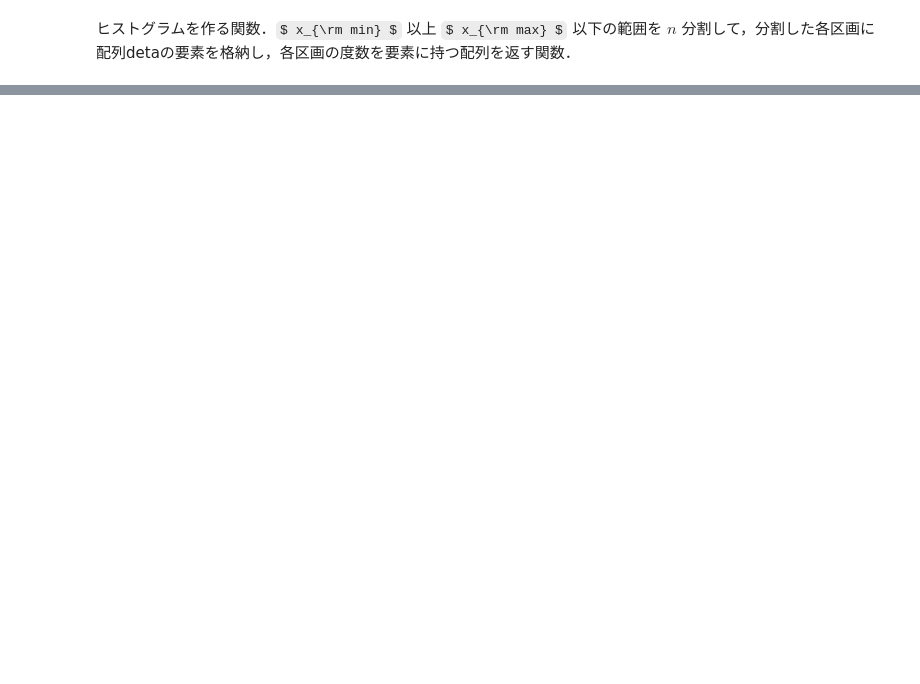
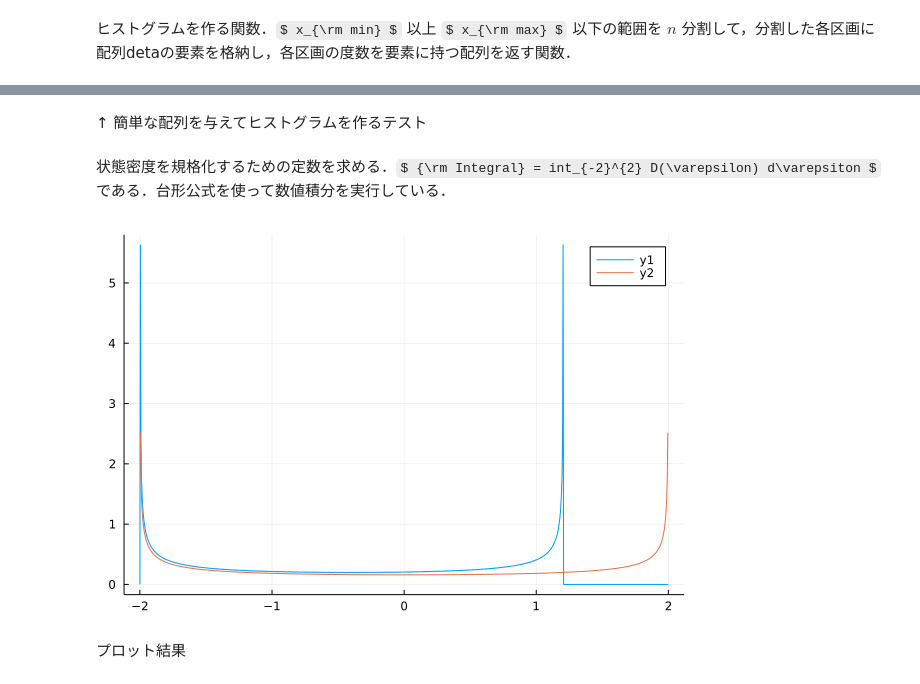
Before and after one commit to HironeIshida/tight-binding-model, a Jupyter notebook: Untitled-1.ipynb, the cells around one changed output, grey strips where cells are left out. Saved outputs shown, nothing was run; the diff lists cells and outputs as text; code cells hidden in the pictures; some formulas as TeX source; blank space fills up the shorter version.

```diff
--- a/Untitled-1.ipynb
+++ b/Untitled-1.ipynb
@@ -41,8 +81,5 @@ end
 # %% [markdown]
 ヒストグラムを作る関数．$ x_{\rm min} $ 以上 $ x_{\rm max} $ 以下の範囲を $ n $ 分割して，分割した各区画に配列detaの要素を格納し，各区画の度数を要素に持つ配列を返す関数．
-# %%
-d=range(1,10,length=10)
-println(d)
 # %%
 A=[1,2,3,6,4,1,2,3,5,7,4,3,4,6,1,10,10,2,4,9]
 count_bins(1,10,10,A)
@@ -49,2 +98,16 @@ count_bins(1,10,10,A)
+# %% [markdown]
+↑ 簡単な配列を与えてヒストグラムを作るテスト
+# %%
+Integral = 0
+
+for i in 2:M
+    S = (count_bins(-2,2,M,Ek)[i-1] + count_bins(-3,3,M,Ek)[i]) * (4 / M) / 2
+    global Integral += S
+end
+# %% [markdown]
+状態密度を規格化するための定数を求める．$ {\rm Integral} = int_{-2}^{2} D(\varepsilon) d\varepsiton $ である．台形公式を使って数値積分を実行している．
 # %%
-count_bins(-2,2,M,Ek)
+plot(d,count_bins(-2,2,M,Ek)/Integral)
+plot!(d,Ds)
+# %% [output]
+[figure, added]
@@ -61,0 +114,2 @@ savefig("DOS-def")
+# %% [markdown]
+プロット結果
```
Also changed, not shown: parts of 9 cells of this notebook.
